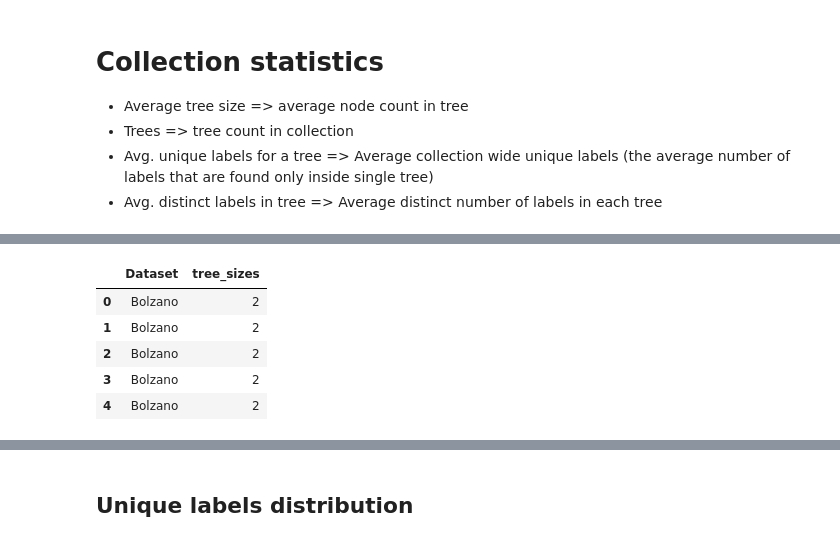
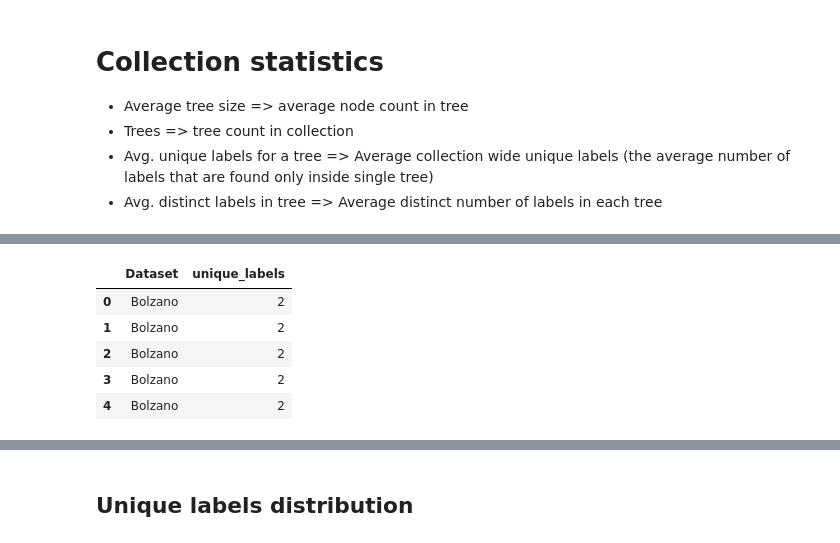
Before and after one commit to LukMRVC/tree-statistics, a Jupyter notebook: TED-viz.ipynb, the cells around one changed output, grey strips where cells are left out. Cells and saved outputs as stored; diff of their text form; code cells hidden in the pictures.

```diff
--- a/TED-viz.ipynb
+++ b/TED-viz.ipynb
@@ -185,22 +192,22 @@ times_df
 # %%
 def load_stats(datasets, stats_type: str):
     distinct_labels_stats = pd.DataFrame()
     for ds in datasets:
         try:
             ds_path = join('./resources/statistics', ds.lower())
             path = join(ds_path, stats_type + '.csv')
             df = pd.read_csv(path, header=None, names=[stats_type])
             df.insert(0, 'Dataset', [ds.capitalize()] * len(df.index), True)
             distinct_labels_stats = pd.concat([distinct_labels_stats, df])
         except Exception as e:
             print(f"Failed to load {stats_type} stats for {ds}: {e}")
     return distinct_labels_stats
 
-unique_labels_stats = load_stats(datasets, 'tree_sizes')
+unique_labels_stats = load_stats(datasets, 'unique_labels')
 # tree_sizes_stats = load_stats(datasets, 'tree_sizes')
 unique_labels_stats.head()
 # %% [output]
-|  | Dataset | tree_sizes |
+|  | Dataset | unique_labels |
 | 0 | Bolzano | 2 |
 | 1 | Bolzano | 2 |
 | 2 | Bolzano | 2 |
```
Also changed, not shown: parts of 14 cells of this notebook, 5 other files.
